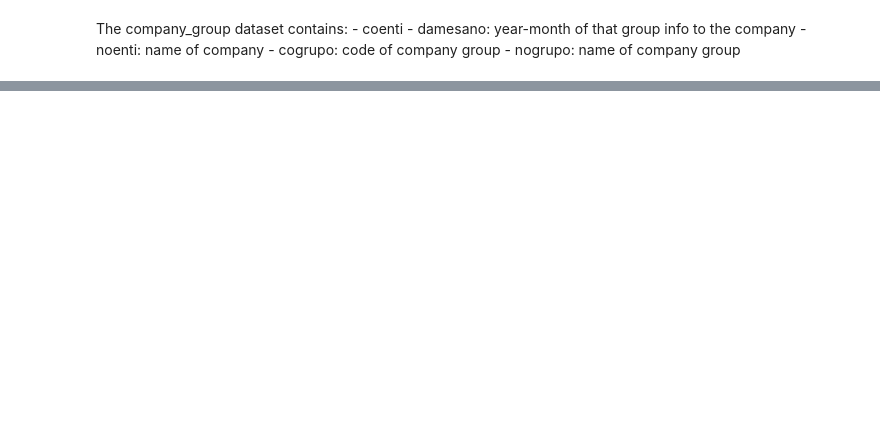
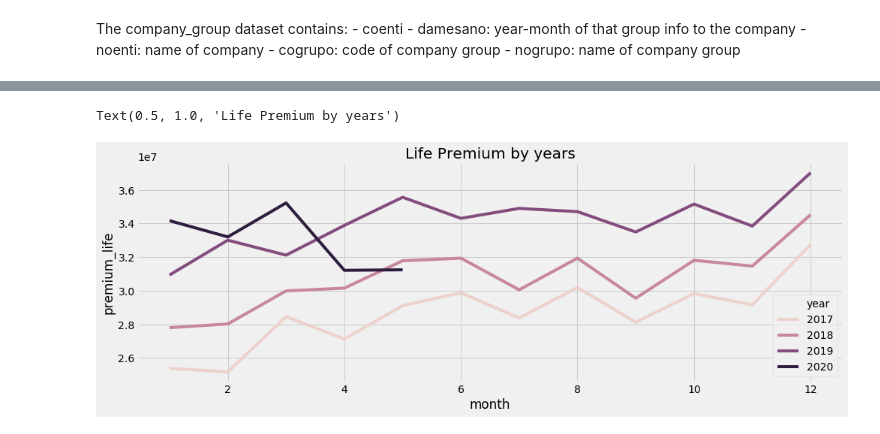
Before and after one commit to Lucas-Correa/Insurance-Market-Changes, a Jupyter notebook: Mercado Segurador.ipynb, the cells around one changed output, grey strips where cells are left out. Cells and saved outputs as stored; diff of their text form; code cells hidden in the pictures; blank space fills up the shorter version.

```diff
--- a/Mercado Segurador.ipynb
+++ b/Mercado Segurador.ipynb
@@ -261,0 +329,6 @@ array([6319, 6596], dtype=int64)
+# %%
+ax = sns.lineplot(x="month", y="premium_life", hue="year",markers=True,dashes=False,data=pre)
+ax.set_title("Life Premium by years")
+# %% [output]
+Text(0.5, 1.0, 'Life Premium by years')
+[figure, added]
```
Also changed, not shown: parts of 21 cells of this notebook.
